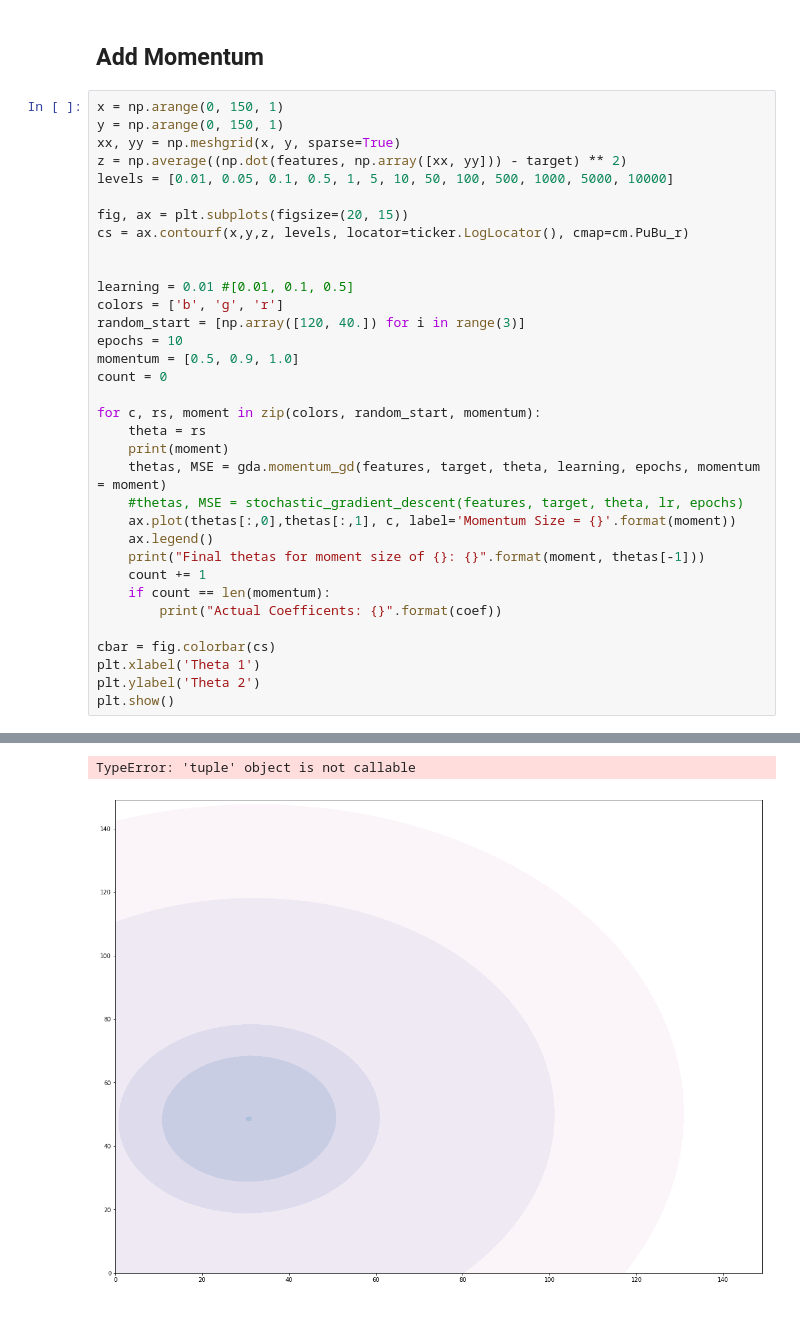
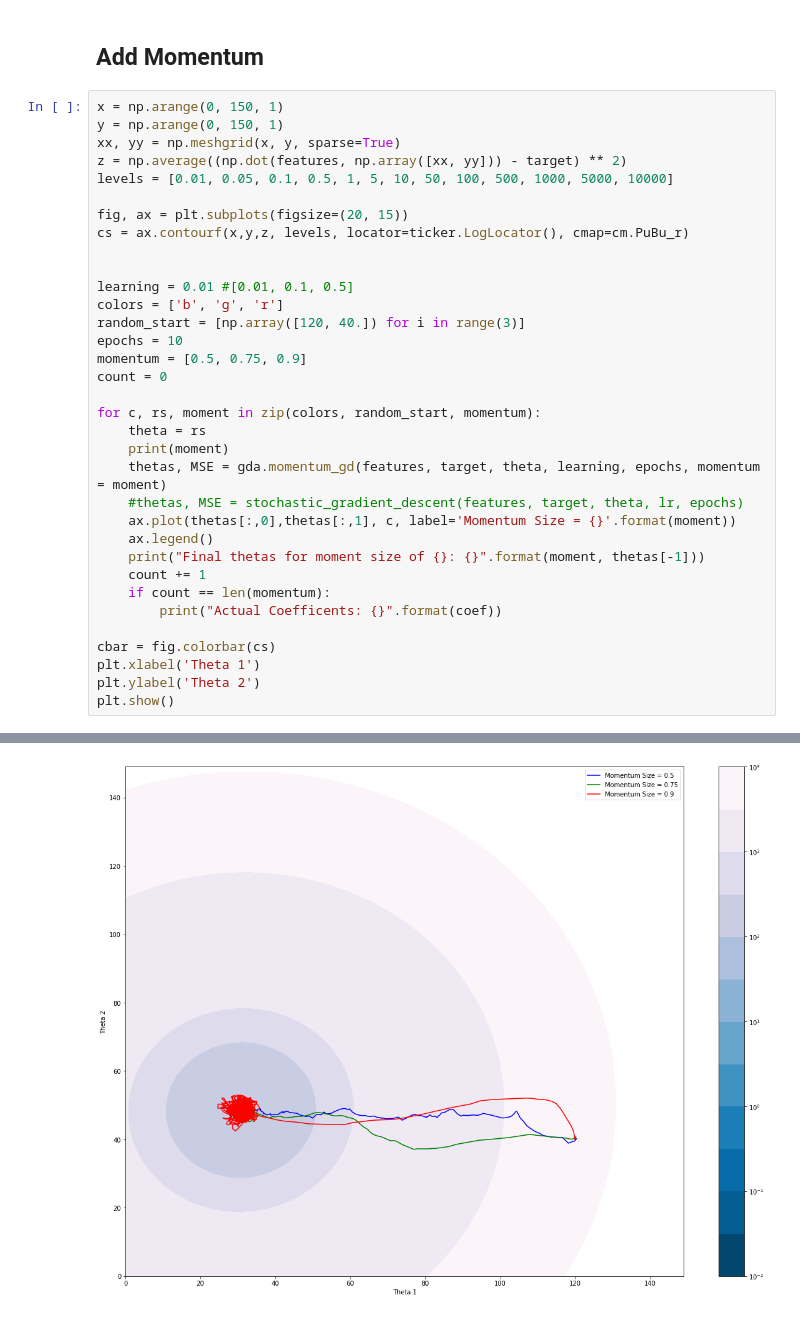
Before and after one commit to robahall/GradDesc, a Jupyter notebook: notebooks/1.0_rah_Gradient_Descent_Algorithims.ipynb, the cells around one changed output, grey strips where cells are left out. Saved outputs shown, nothing was run; the diff lists cells and outputs as text.

Commit message:
Momentum works but use case m=1.0 is backwards.

```diff
--- a/notebooks/1.0_rah_Gradient_Descent_Algorithims.ipynb
+++ b/notebooks/1.0_rah_Gradient_Descent_Algorithims.ipynb
@@ -169,7 +169,7 @@ learning = 0.01 #[0.01, 0.1, 0.5]
 colors = ['b', 'g', 'r']
 random_start = [np.array([120, 40.]) for i in range(3)]
 epochs = 10
-momentum = [0.5, 0.9, 1.0]
+momentum = [0.5, 0.75, 0.9]
 count = 0
 
 for c, rs, moment in zip(colors, random_start, momentum):
@@ -193,2 +199 @@ plt.show()
-TypeError: 'tuple' object is not callable
-[figure, old version]
+[figure, new version]
```
Also changed, not shown: parts of 1 cell of this notebook.
